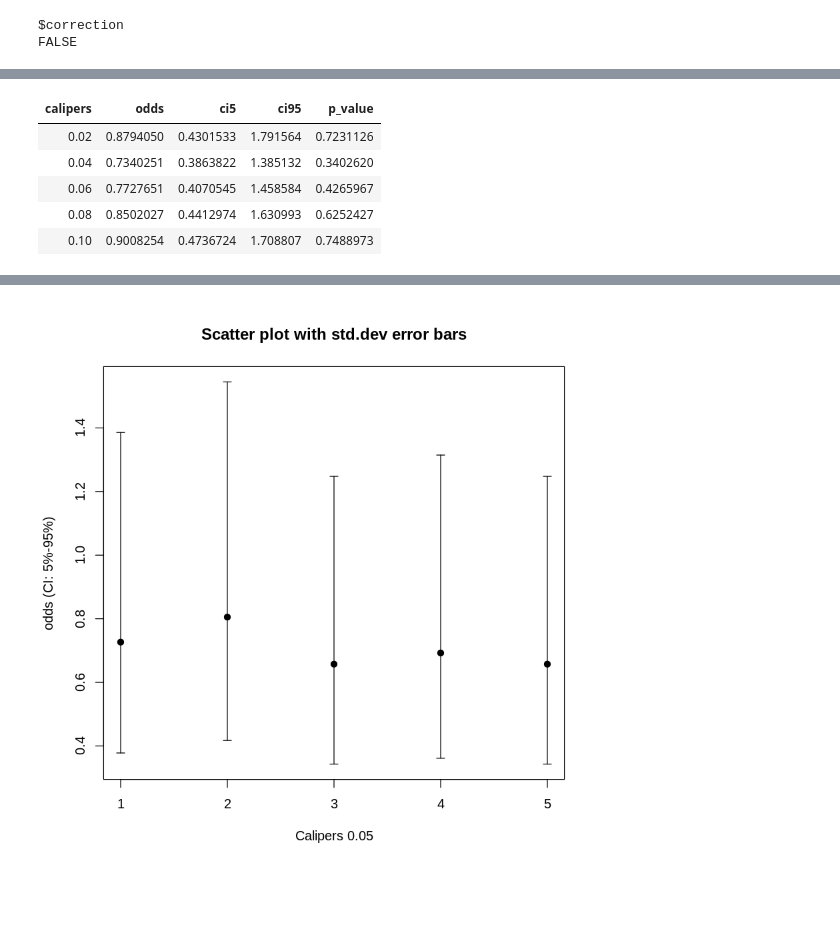
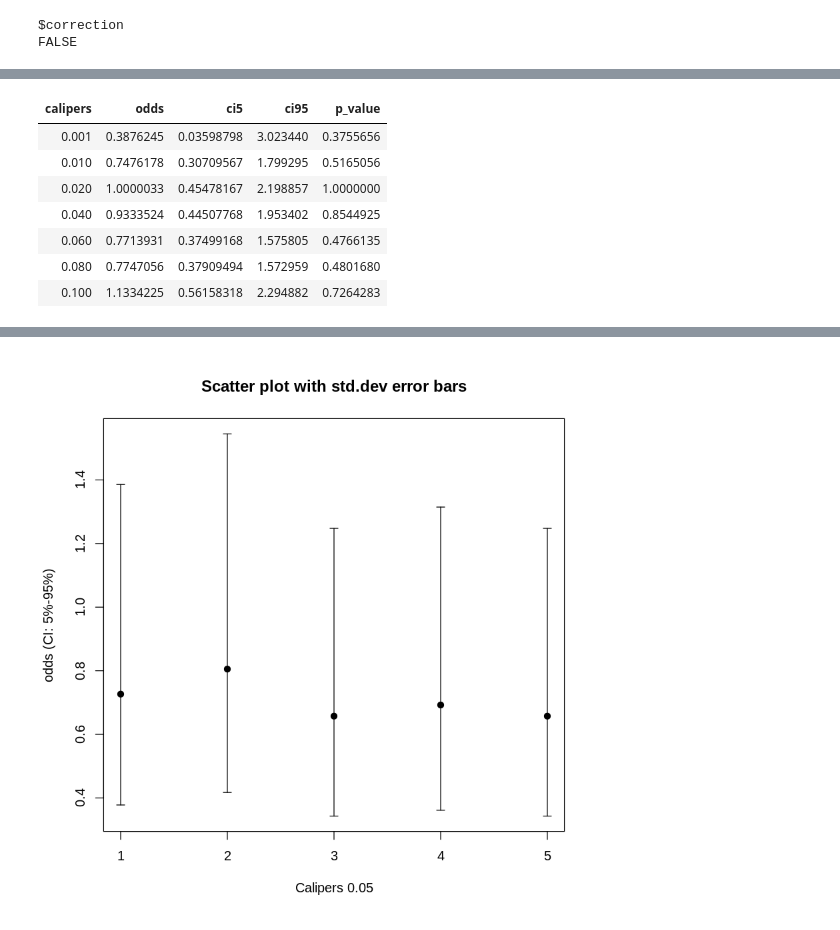
Before and after one commit to daisy647lsq/KKH, a Jupyter notebook: PSM_1219_d2_oi.ipynb, the cells around one changed output, grey strips where cells are left out. Drawn from its saved outputs; the diff is of its cells as text; code cells hidden in the pictures; blank space fills up the shorter version.

```diff
--- a/PSM_1219_d2_oi.ipynb
+++ b/PSM_1219_d2_oi.ipynb
@@ -15,6 +15,7 @@ library(gtools)
 kkh_data <- read.csv("PICUARD_DATA_1219.csv")
 df<-data.frame(kkh_data)
 kkh<-df[!is.na(df$d2_oi),]
+kkh <- kkh[which(((kkh$hfv==1)&(kkh$early_HFV == 1))| ((kkh$hfv==0))), ]
 ####check column names
 #colnames(kkh, do.NULL = FALSE)
 
@@ -359,7 +360,7 @@ FALSE
 # %%
 ############################################
 
-calipers<-c(0.02,0.04,0.06,0.08,0.1)
+calipers<-c(0.001,0.01,0.02,0.04,0.06,0.08,0.1)
 caliper_0.05<-c(0.05,0.05,0.05,0.05,0.05)
 odds<-c()
 ci5<-c()
@@ -401,14 +408,16 @@ Warning message in if (distance %in% c("GAMlogit", "GAMprobit", "GAMcloglog", "G
 “the condition has length > 1 and only the first element will be used”Warning message in if (distance %in% c("GAMlogit", "GAMprobit", "GAMcloglog", "GAMlog", :
 “the condition has length > 1 and only the first element will be used”Warning message in if (distance %in% c("GAMlogit", "GAMprobit", "GAMcloglog", "GAMlog", :
 “the condition has length > 1 and only the first element will be used”Warning message in if (distance %in% c("GAMlogit", "GAMprobit", "GAMcloglog", "GAMlog", :
 “the condition has length > 1 and only the first element will be used”Warning message in if (distance %in% c("GAMlogit", "GAMprobit", "GAMcloglog", "GAMlog", :
 “the condition has length > 1 and only the first element will be used”
 | calipers | odds | ci5 | ci95 | p_value |
-| 0.02 | 0.8794050 | 0.4301533 | 1.791564 | 0.7231126 |
-| 0.04 | 0.7340251 | 0.3863822 | 1.385132 | 0.3402620 |
-| 0.06 | 0.7727651 | 0.4070545 | 1.458584 | 0.4265967 |
-| 0.08 | 0.8502027 | 0.4412974 | 1.630993 | 0.6252427 |
-| 0.10 | 0.9008254 | 0.4736724 | 1.708807 | 0.7488973 |
+| 0.001 | 0.3876245 | 0.03598798 | 3.023440 | 0.3755656 |
+| 0.010 | 0.7476178 | 0.30709567 | 1.799295 | 0.5165056 |
+| 0.020 | 1.0000033 | 0.45478167 | 2.198857 | 1.0000000 |
+| 0.040 | 0.9333524 | 0.44507768 | 1.953402 | 0.8544925 |
+| 0.060 | 0.7713931 | 0.37499168 | 1.575805 | 0.4766135 |
+| 0.080 | 0.7747056 | 0.37909494 | 1.572959 | 0.4801680 |
+| 0.100 | 1.1334225 | 0.56158318 | 2.294882 | 0.7264283 |
 # %%
 plot(calipers, odds,
     ylim=range(c(ci5, ci95)),
```
Also changed, not shown: parts of 6 cells of this notebook.
